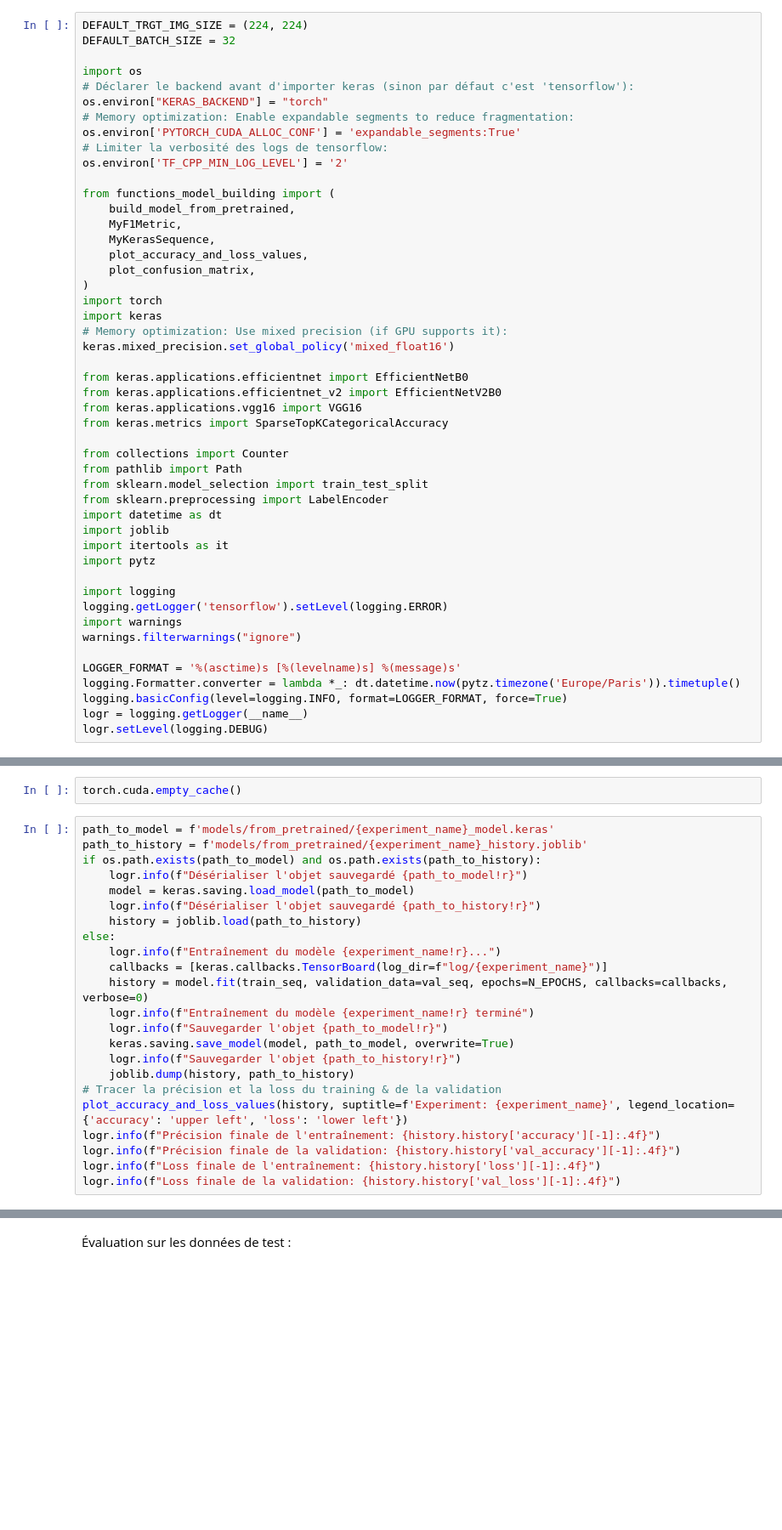
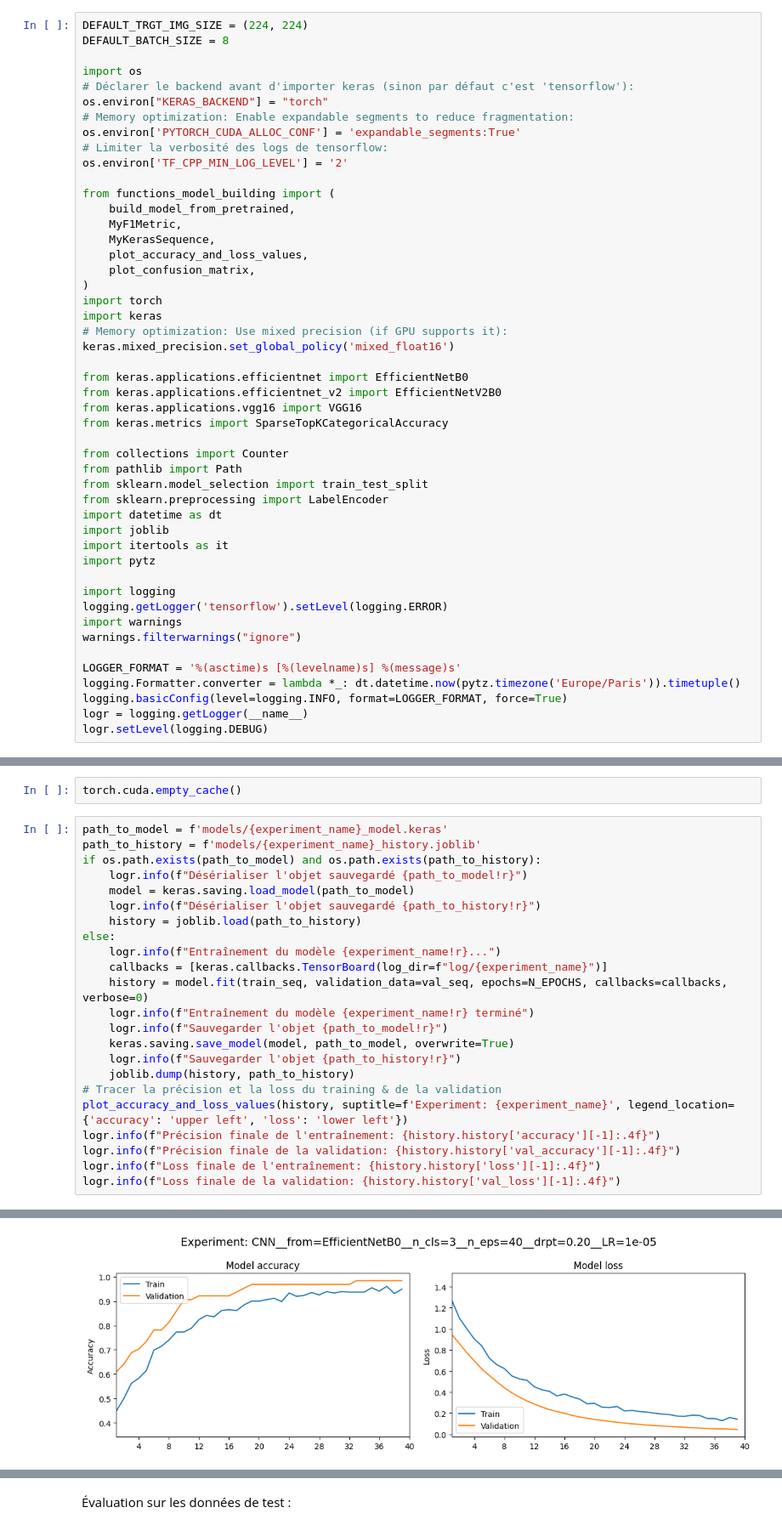
Before and after one commit to kirisakow/oc-dogs-cv-dl-poc, a Jupyter notebook: ISAKOV_Kiril_2_notebook_052026.ipynb, the cells around one changed output, grey strips where cells are left out. Shown at 85% size. Saved outputs shown, nothing was run; the diff lists cells and outputs as text; blank space fills up the shorter version.

Commit message:
fix "CUDA out of memory" by decreasing batch size from 32 to 16, then to 8.
Training time: 8m29s

```diff
--- a/ISAKOV_Kiril_2_notebook_052026.ipynb
+++ b/ISAKOV_Kiril_2_notebook_052026.ipynb
@@ -19,7 +19,7 @@ Le dataset : http://vision.stanford.edu/aditya86/ImageNetDogs/
 ## Imports et constantes
 # %%
 DEFAULT_TRGT_IMG_SIZE = (224, 224)
-DEFAULT_BATCH_SIZE = 32
+DEFAULT_BATCH_SIZE = 8
 
 import os
 # Déclarer le backend avant d'importer keras (sinon par défaut c'est 'tensorflow'):
@@ -148,8 +148,8 @@ Entraînement et validation :
 # %%
 torch.cuda.empty_cache()
 # %%
-path_to_model = f'models/from_pretrained/{experiment_name}_model.keras'
-path_to_history = f'models/from_pretrained/{experiment_name}_history.joblib'
+path_to_model = f'models/{experiment_name}_model.keras'
+path_to_history = f'models/{experiment_name}_history.joblib'
 if os.path.exists(path_to_model) and os.path.exists(path_to_history):
     logr.info(f"Désérialiser l'objet sauvegardé {path_to_model!r}")
     model = keras.saving.load_model(path_to_model)
@@ -174,0 +181 @@ logr.info(f"Loss finale de la validation: {history.history['val_loss'][-1]:.4f}"
+[figure, added]
```
Also changed, not shown: parts of 3 cells of this notebook.
